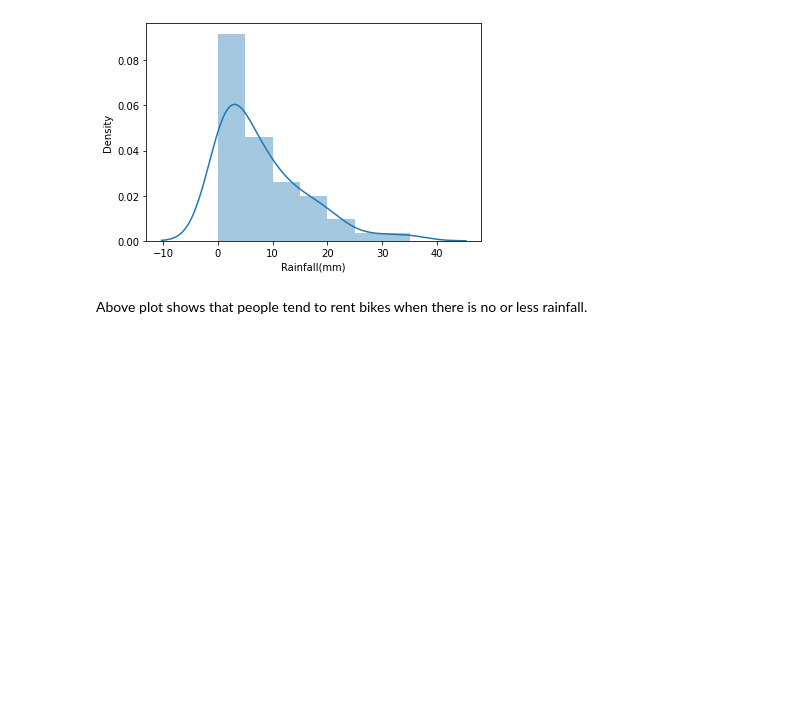
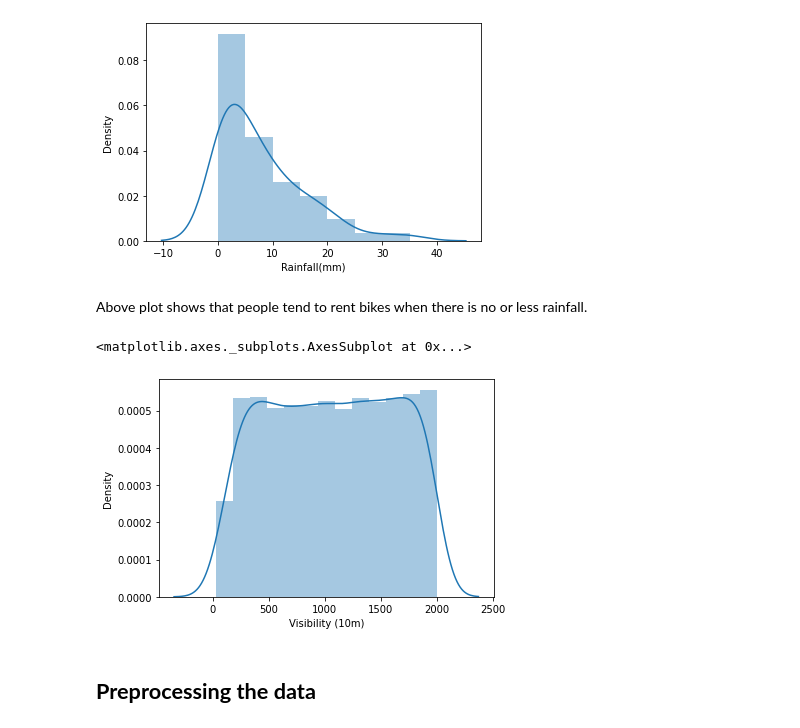
Before and after one commit to Jaypardeshii/Bike-Sharing-Demand-Prediction, a Jupyter notebook: Copy_of_Bike_Sharing_Demand_Prediction_Capstone_Project.ipynb, the cells around one changed output. Drawn from its saved outputs; the diff is of its cells as text; code cells hidden in the pictures; blank space fills up the shorter version.

```diff
--- a/Copy_of_Bike_Sharing_Demand_Prediction_Capstone_Project.ipynb
+++ b/Copy_of_Bike_Sharing_Demand_Prediction_Capstone_Project.ipynb
@@ -223,3 +223,14 @@ sns.distplot(df_rain['Rainfall(mm)'])
 [figure]
 # %% [markdown]
 Above plot shows that people tend to rent bikes when there is no or less rainfall.
+# %%
+# creating a dataframe containing the count of bikes rented in differant visibility ranges
+df_visi = pd.DataFrame(df.groupby('Visibility (10m)')['Rented Bike Count'].sum())
+df_visi.reset_index(inplace=True)
+sns.distplot(df_visi['Visibility (10m)'])
+# %% [output]
+<matplotlib.axes._subplots.AxesSubplot at 0x...>
+[figure, added]
+# %% [markdown]
+
+## **Preprocessing the data**
```
Also changed, not shown: parts of 13 cells of this notebook.
